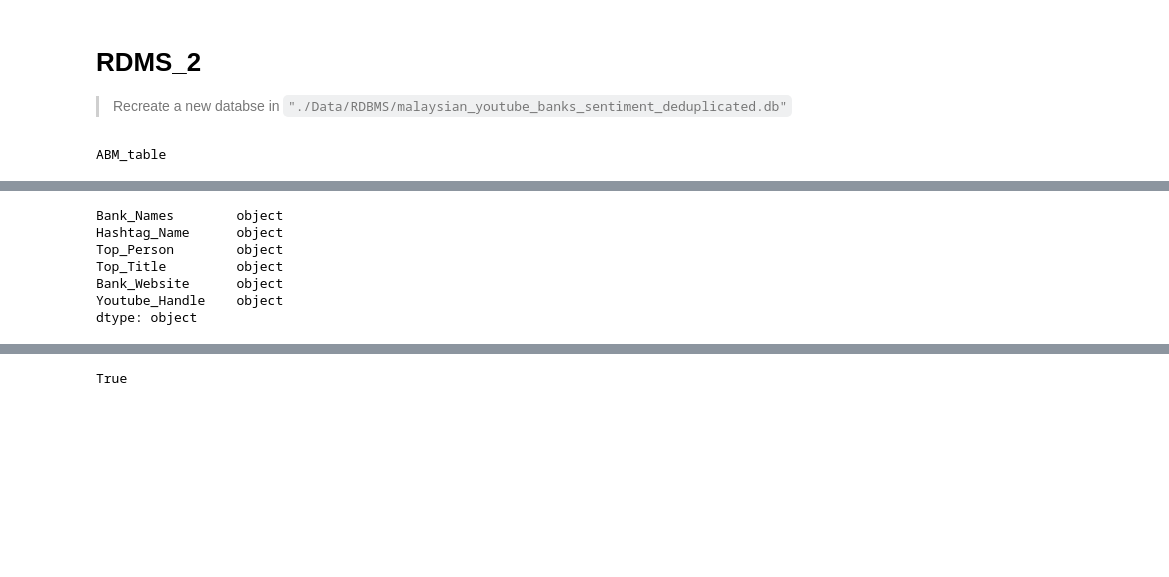
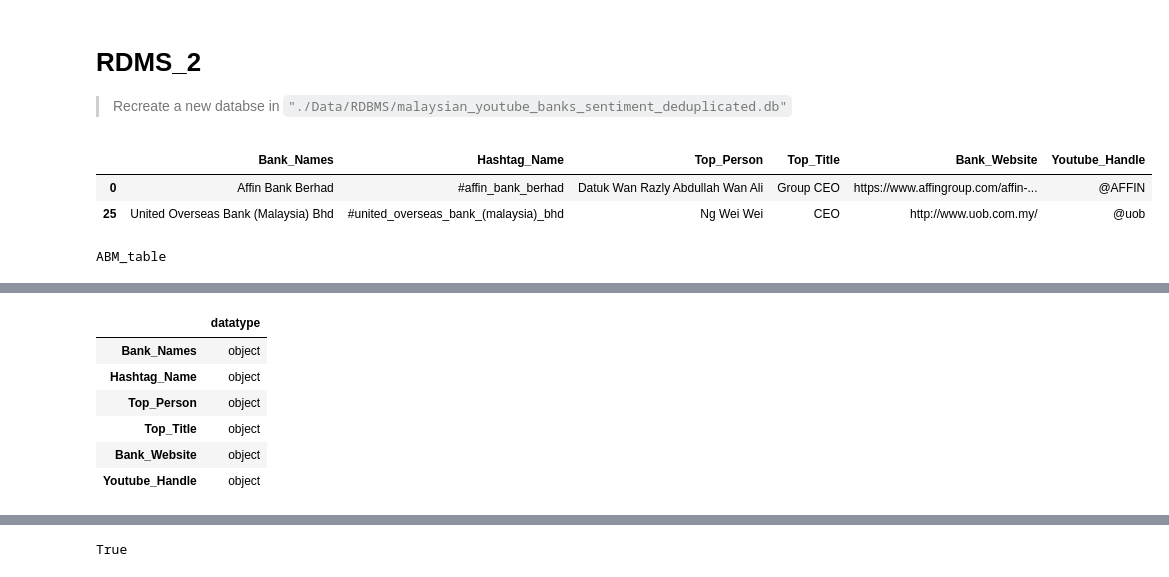
Before and after one commit to malcolmiscalm/Malaysian_Youtube_Banking, a Jupyter notebook: Agent and NLP.ipynb, the cells around one changed output, grey strips where cells are left out. Saved outputs shown, nothing was run; the diff lists cells and outputs as text; code cells hidden in the pictures; blank space fills up the shorter version.

```diff
--- a/Agent and NLP.ipynb
+++ b/Agent and NLP.ipynb
@@ -201,16 +201,20 @@ with open('./Data/COLLATE/COMMENT_sentiment.pkl', 'wb') as f:
 # %%
 ## Read back data
 # Takes a while to read the pickle
 import pickle
 import pandas as pd
 pd.set_option('display.max_colwidth', None)
 pd.set_option('display.max_rows', 1000)
 # Reading the file - unpickling
 with open('./Data/abm_banks_malaysia.pkl', 'rb') as fp:
     abm_banks_df = pickle.load(fp)
 ## Preview
+
+display(pd.concat([ abm_banks_df.head(1),  abm_banks_df.tail(1) ]))
 print('ABM_table')
-display(pd.concat([ abm_banks_df.head(2),  abm_banks_df.tail(2) ]))
-display(abm_banks_df.dtypes)
+display(pd.DataFrame(abm_banks_df.dtypes, columns=['datatype']))
 # %% [output]
+|  | Bank_Names | Hashtag_Name | Top_Person | Top_Title | Bank_Website | Youtube_Handle |
+| 0 | Affin Bank Berhad | #affin_bank_berhad | Datuk Wan Razly Abdullah Wan Ali | Group CEO | https://www.affingroup.com/affin-... | @AFFIN |
+| 25 | United Overseas Bank (Malaysia) Bhd | #united_overseas_bank_(malaysia)_bhd | Ng Wei Wei | CEO | http://www.uob.com.my/ | @uob |
 ABM_table
@@ -222,10 +221,10 @@ ABM_table
-Bank_Names        object
-Hashtag_Name      object
-Top_Person        object
-Top_Title         object
-Bank_Website      object
-Youtube_Handle    object
-dtype: object
+|  | datatype |
+| Bank_Names | object |
+| Hashtag_Name | object |
+| Top_Person | object |
+| Top_Title | object |
+| Bank_Website | object |
+| Youtube_Handle | object |
 # %%
 # Reading the file - unpickling
 with open('./Data/overview_youtube_2.pkl', 'rb') as fp:
```
Also changed, not shown: parts of 5 cells of this notebook, 4 other files.
